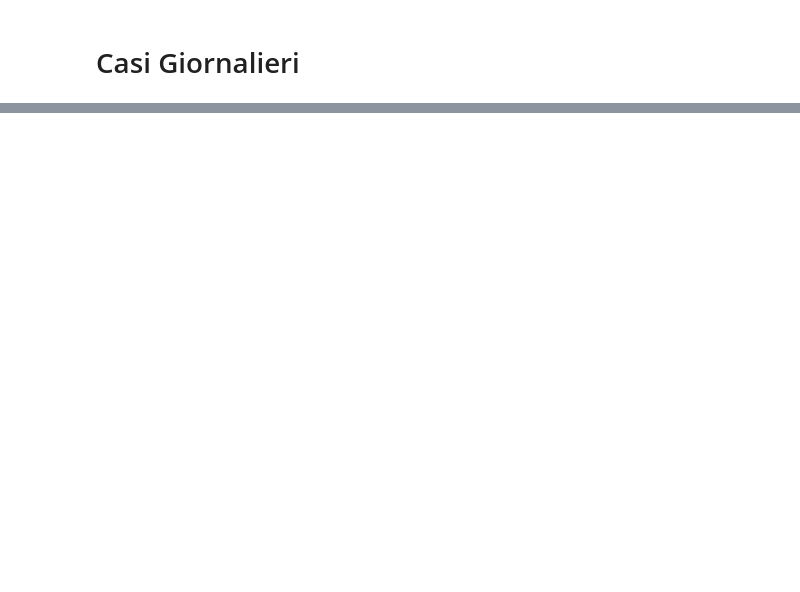
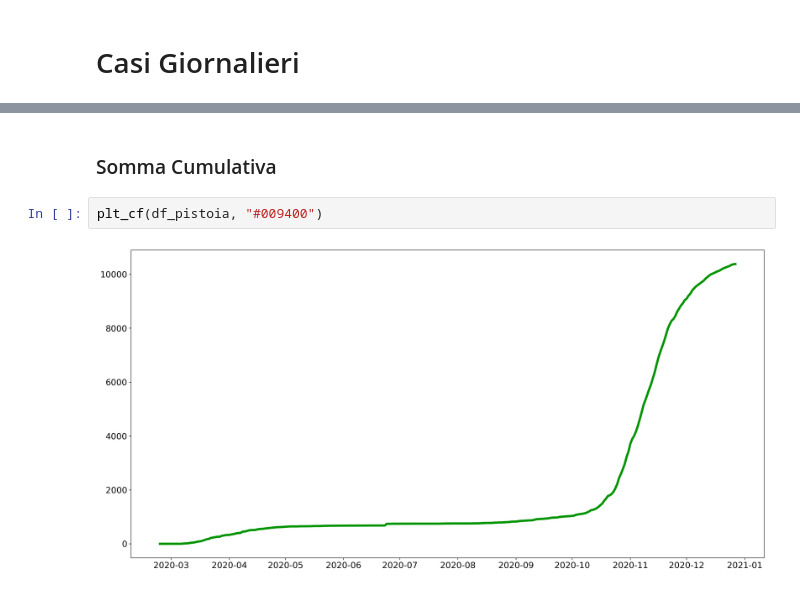
Before and after one commit to davidefabbrico/local-dati-gov, a Jupyter notebook: COVID-2019.ipynb, the cells around one changed output, grey strips where cells are left out. Saved outputs shown, nothing was run; the diff lists cells and outputs as text; blank space fills up the shorter version.

```diff
--- a/COVID-2019.ipynb
+++ b/COVID-2019.ipynb
@@ -82,0 +93,6 @@ fig.show()
+# %% [markdown]
+### Somma Cumulativa
+# %%
+plt_cf(df_pistoia, "#009400")
+# %% [output]
+[figure, added]
```
Also changed, not shown: parts of 20 cells of this notebook.
